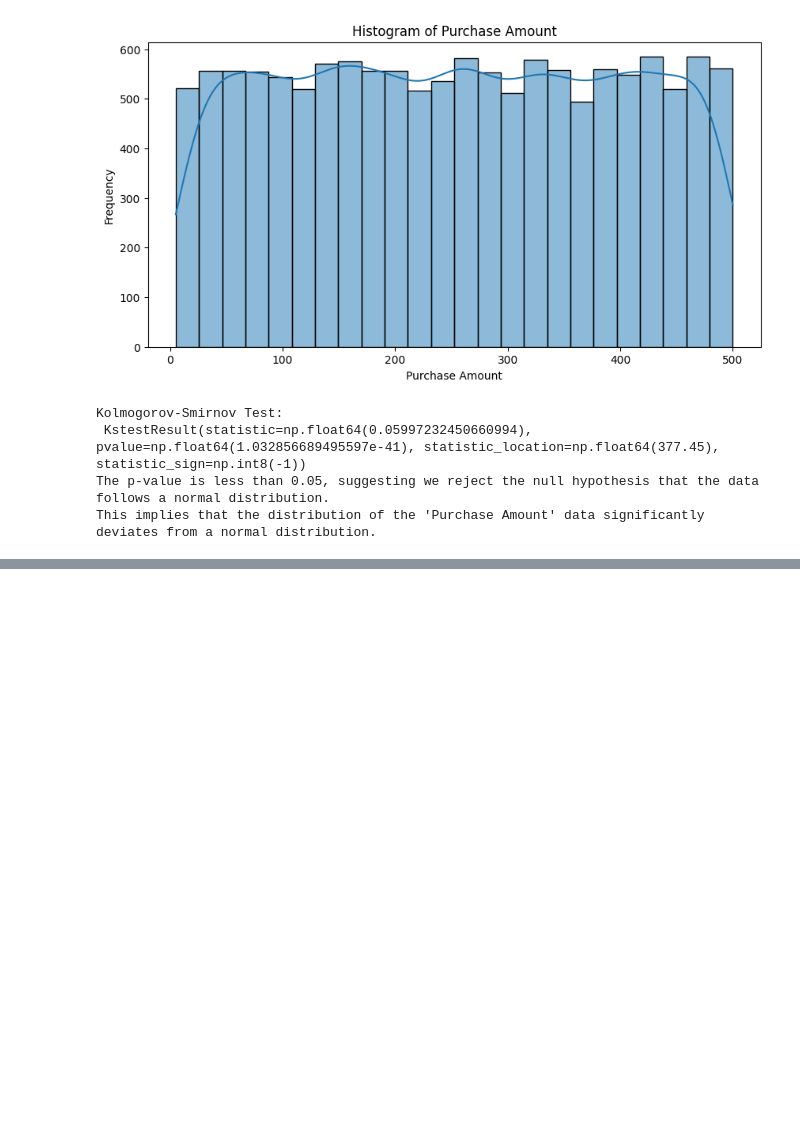
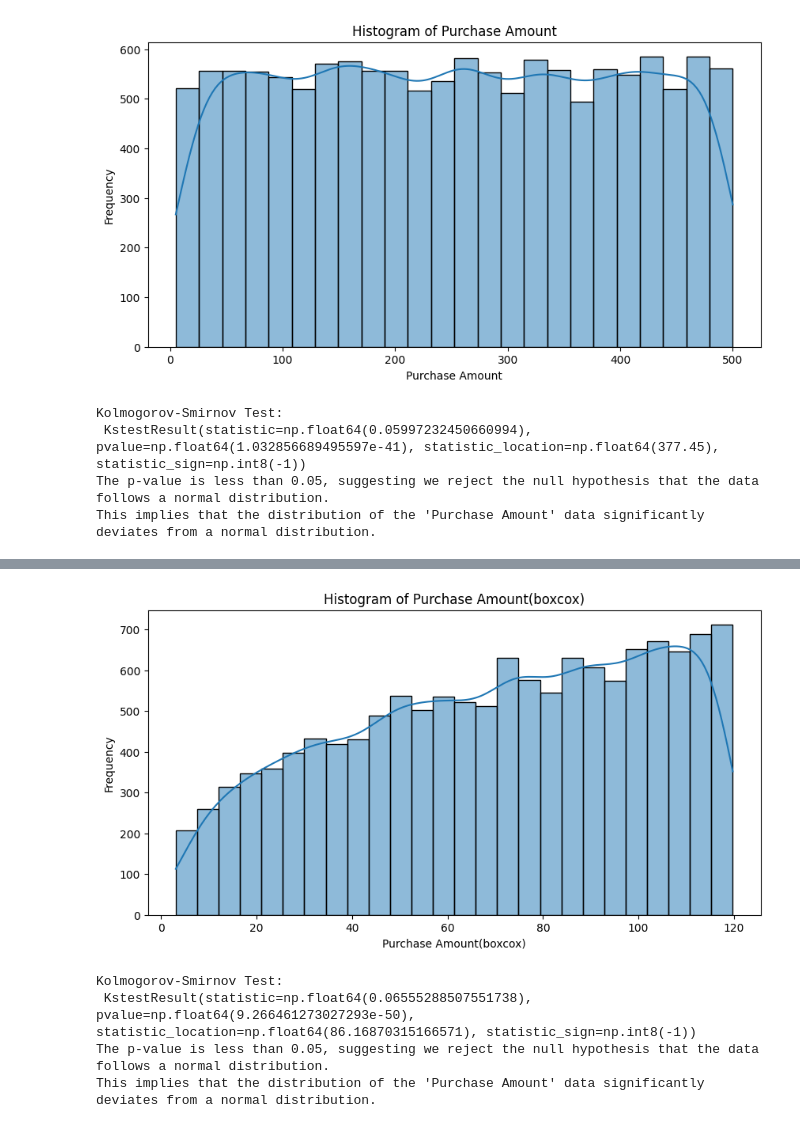
Before and after one commit to MajaLu/Purchase_behavior_analysis, a Jupyter notebook: main.ipynb, the cells around one changed output, grey strips where cells are left out. Drawn from its saved outputs; the diff is of its cells as text; code cells hidden in the pictures; blank space fills up the shorter version.

```diff
--- a/main.ipynb
+++ b/main.ipynb
@@ -432,0 +372,33 @@ The result is not statistically significant (p >= 0.05). No significant differen
+# %%
+###Log10 transformation
+df['Purchase Amount_log10'] = np.log10(df['Purchase Amount'])
+# %%
+###Log transformation
+df['Purchase Amount_log'] = np.log(df['Purchase Amount'])
+# %%
+### Checking normality after boxcox
+# Histogram for visual inspection of normality
+plt.figure(figsize=(10, 5))
+sns.histplot(df['Purchase Amount(boxcox)'], kde=True)
+plt.title('Histogram of Purchase Amount(boxcox)')
+plt.xlabel('Purchase Amount(boxcox)')
+plt.ylabel('Frequency')
+plt.show()
+
+# Kolmogorov-Smirnov Test
+ks_test = kstest(df['Purchase Amount(boxcox)'].dropna(), 'norm', args=(df['Purchase Amount(boxcox)'].mean(), df['Purchase Amount(boxcox)'].std()))
+print("Kolmogorov-Smirnov Test:\n", ks_test)
+
+# Interpret K-S test results
+if ks_test.pvalue < 0.05:
+    print("The p-value is less than 0.05, suggesting we reject the null hypothesis that the data follows a normal distribution.")
+    print("This implies that the distribution of the 'Purchase Amount' data significantly deviates from a normal distribution.")
+else:
+    print("The p-value is greater than 0.05, indicating we fail to reject the null hypothesis.")
+    print("This suggests that there is not enough evidence to say the 'Purchase Amount' data deviates from a normal distribution, and it may be approximately normal.")
+# %% [output]
+[figure, added]
+Kolmogorov-Smirnov Test:
+ KstestResult(statistic=np.float64(0.06555288507551738), pvalue=np.float64(9.266461273027293e-50), statistic_location=np.float64(86.16870315166571), statistic_sign=np.int8(-1))
+The p-value is less than 0.05, suggesting we reject the null hypothesis that the data follows a normal distribution.
+This implies that the distribution of the 'Purchase Amount' data significantly deviates from a normal distribution.
```
Also changed, not shown: parts of 18 cells of this notebook.
